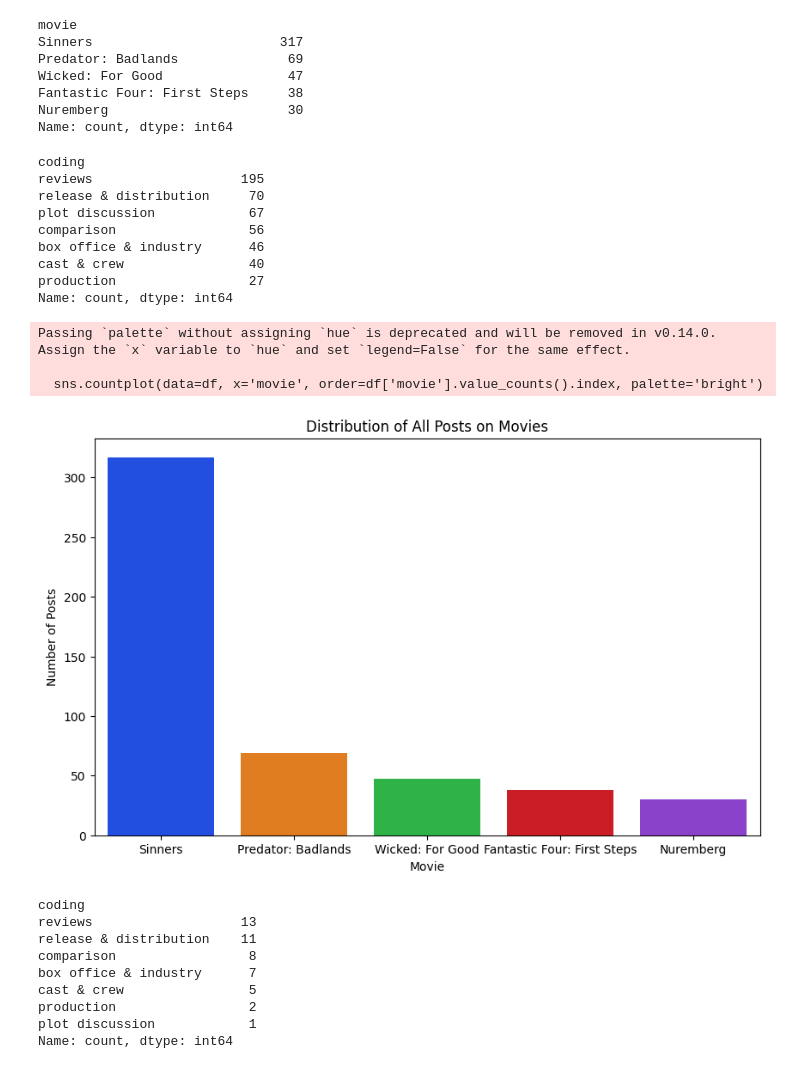
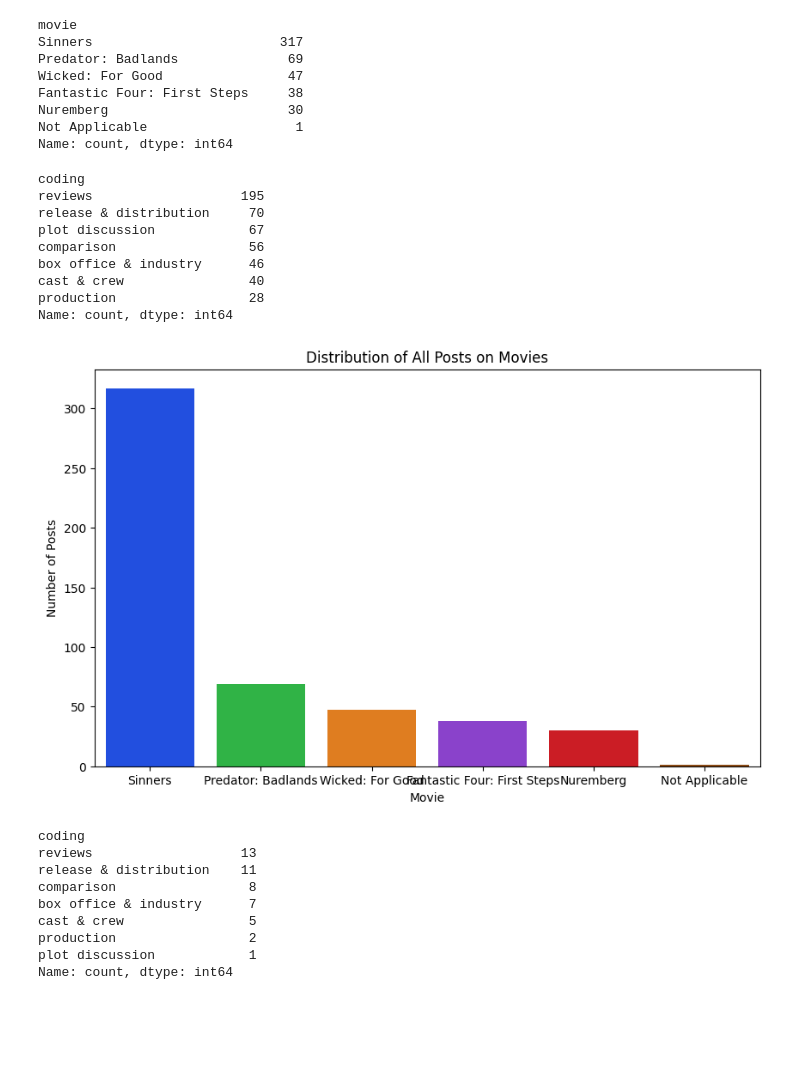
Before and after one commit to MartyP12/COMP370-Final-Project, a Jupyter notebook: scripts/data.ipynb, the cells around one changed output. Saved outputs shown, nothing was run; the diff lists cells and outputs as text; code cells hidden in the pictures; blank space fills up the shorter version.

```diff
--- a/scripts/data.ipynb
+++ b/scripts/data.ipynb
@@ -4,7 +4,7 @@ import numpy as np
 import matplotlib.pyplot as plt
 import seaborn as sns
 # %%
-df = pd.read_csv('../data/500_annotated.csv')
+df = pd.read_csv('../data/500_movies_annotated.csv')
 df
 # %% [output]
 |  | id | title | url | coding | movie |
@@ -32,6 +32,7 @@ Predator: Badlands              69
 Wicked: For Good                47
 Fantastic Four: First Steps     38
 Nuremberg                       30
+Not Applicable                   1
 Name: count, dtype: int64
 # %%
 df['coding'].value_counts()
@@ -43,21 +44,18 @@ plot discussion            67
 comparison                 56
 box office & industry      46
 cast & crew                40
-production                 27
+production                 28
 Name: count, dtype: int64
 # %%
 plt.figure(figsize=(10,6))
-sns.countplot(data=df, x='movie', order=df['movie'].value_counts().index, palette='bright')
+sns.countplot(data=df, x='movie', order=df['movie'].value_counts().index, hue='movie', legend=False, palette='bright')
 plt.title('Distribution of All Posts on Movies')
 plt.xlabel('Movie')
 plt.ylabel('Number of Posts')
-plt.savefig("allposts.png")
+plt.savefig("all_posts_distribution.png")
 plt.show()
 # %% [output]
-Passing `palette` without assigning `hue` is deprecated and will be removed in v0.14.0. Assign the `x` variable to `hue` and set `legend=False` for the same effect.
-
-  sns.countplot(data=df, x='movie', order=df['movie'].value_counts().index, palette='bright')
-[figure, old version]
+[figure, new version]
 # %%
 subset = df[df['movie'] == 'Wicked: For Good']
 subset['coding'].value_counts()
```
Also changed, not shown: parts of 4 cells of this notebook, 15 other files.
